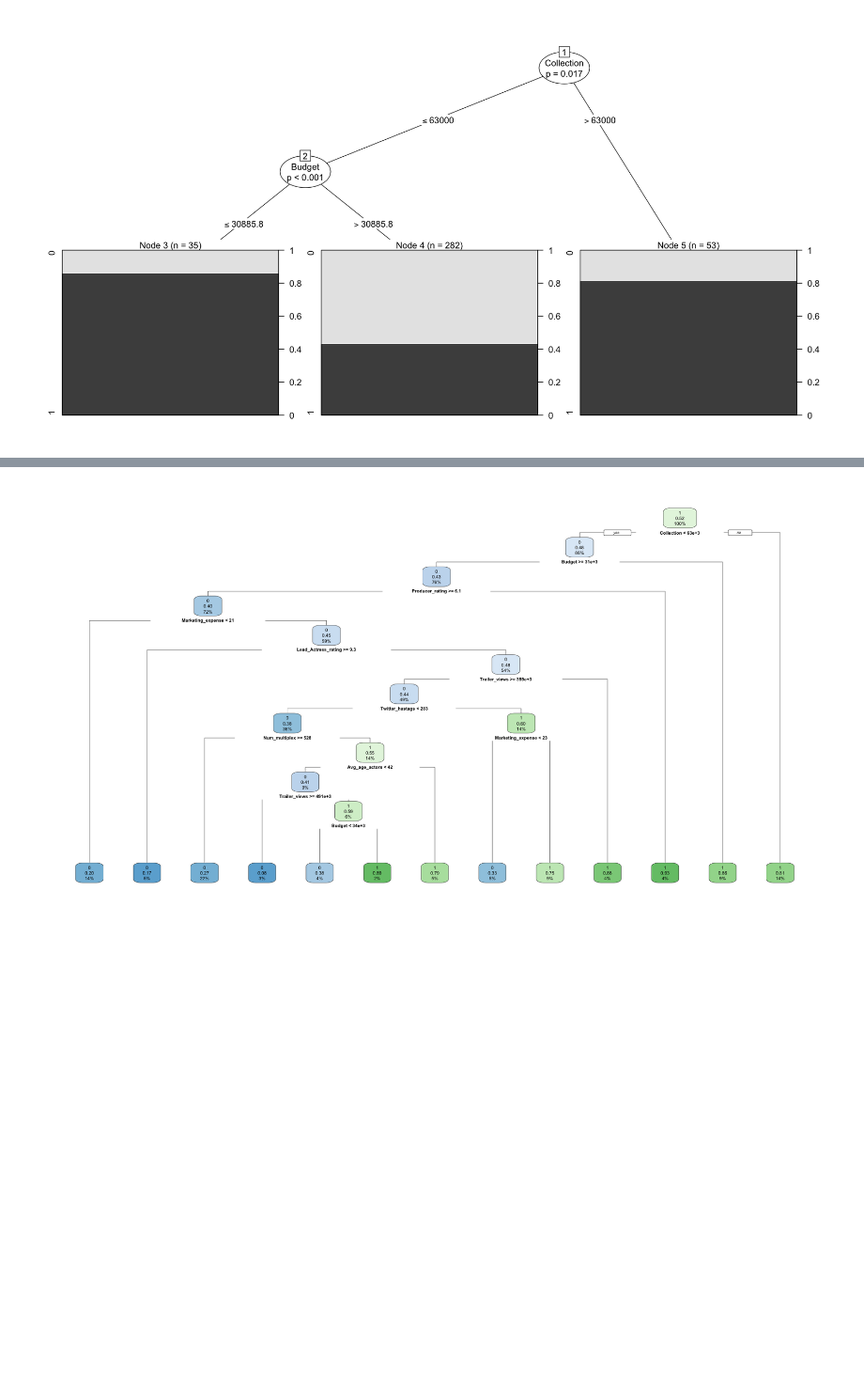
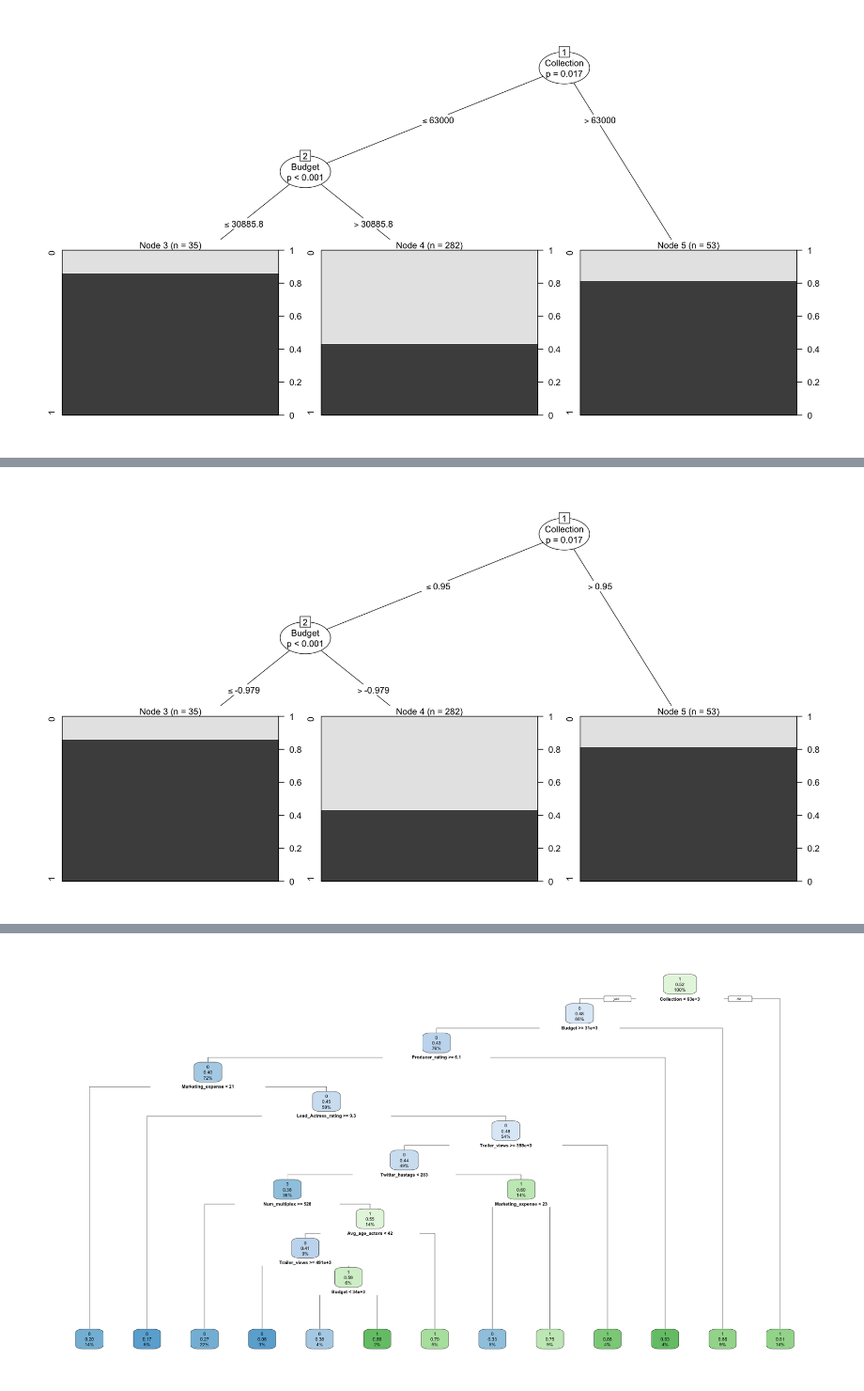
Before and after one commit to stawarzkrzysztof/uczenie_maszynowe_ifs2024, a Jupyter notebook: 06_11_2024/05-UM2024_drzewa_decyzyjne.ipynb, the cells around one changed output, grey strips where cells are left out. Shown at 94% size. Cells and saved outputs as stored; diff of their text form; code cells hidden in the pictures; blank space fills up the shorter version.

```diff
--- a/06_11_2024/05-UM2024_drzewa_decyzyjne.ipynb
+++ b/06_11_2024/05-UM2024_drzewa_decyzyjne.ipynb
@@ -287,0 +323,6 @@ plot(mov_tree_model)
+# %%
+mov_train_data_norm <- mov_train_data %>%
+  mutate_if(is.numeric, ~ scale(.) %>% as.vector)
+# %%
+mov_ctree2 <- ctree(Start_Tech_Oscar ~ ., data = mov_train_data_norm)
+print(mov_ctree2)
@@ -287,0 +343,4 @@ plot(mov_tree_model)
+# %%
+plot(mov_ctree2)
+# %% [output]
+[figure, added]
```
Also changed, not shown: parts of 36 cells of this notebook.
